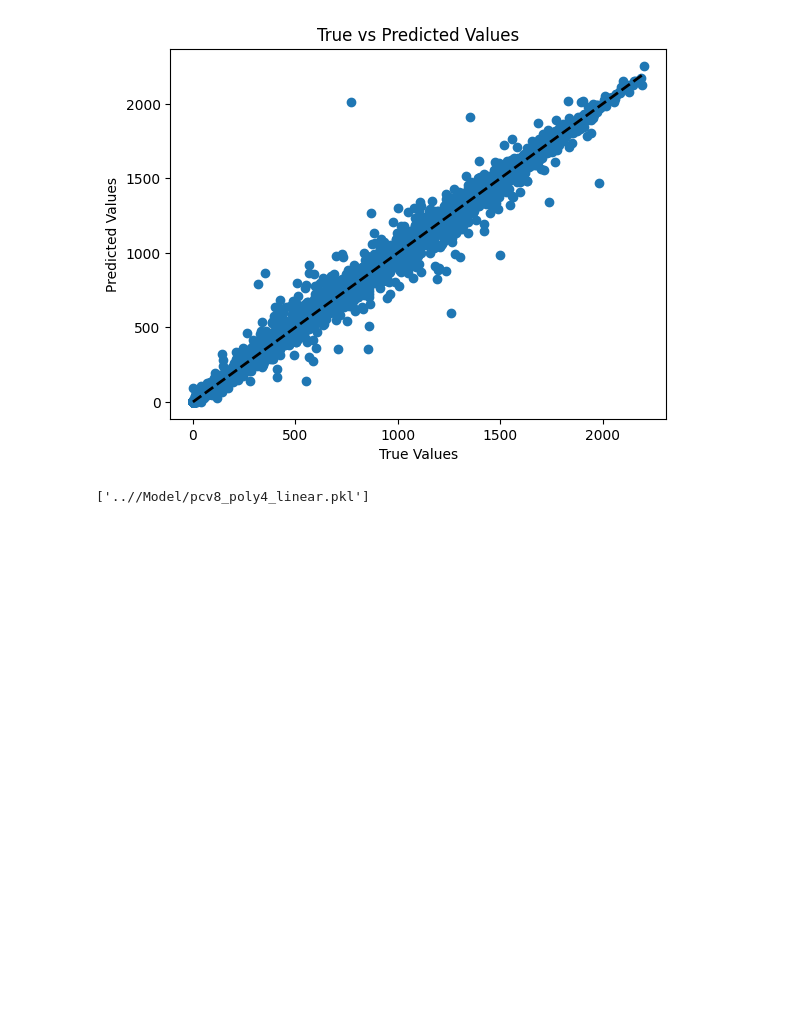
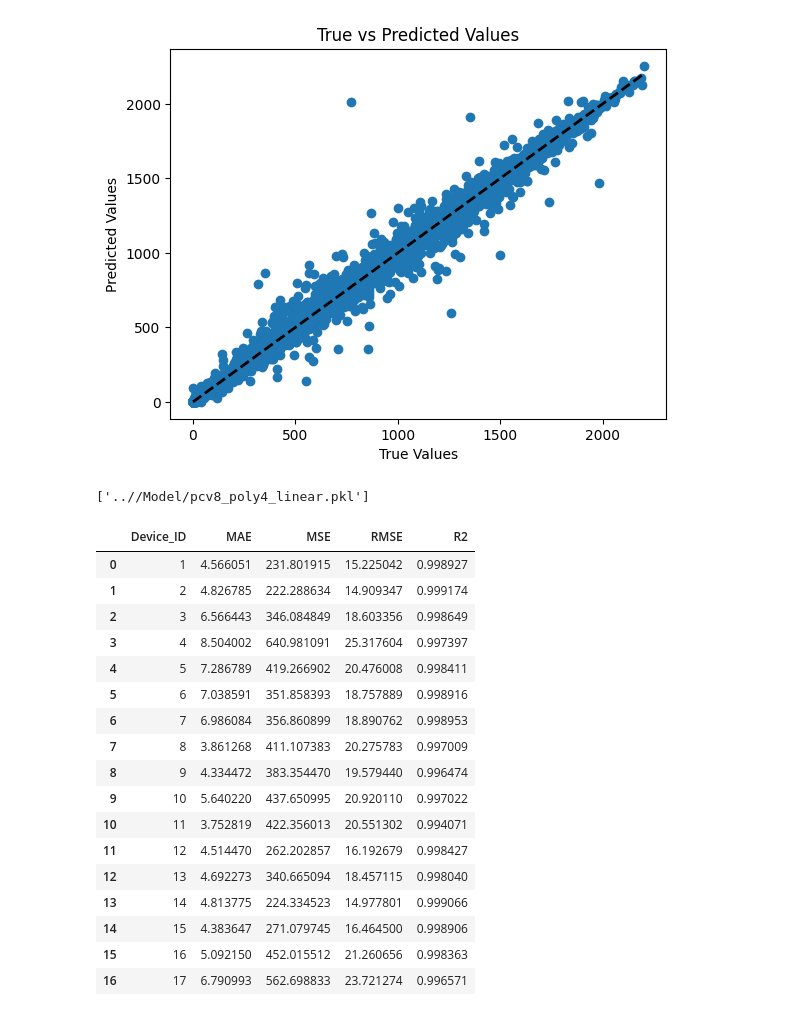
Before and after one commit to yubanghuang/2024_AI_CUP, a Jupyter notebook: Code/PolyReg_Train.ipynb, the cells around one changed output. Cells and saved outputs as stored; diff of their text form; code cells hidden in the pictures; blank space fills up the shorter version.

Commit message:
多項式回歸模型與模型測試 	modified:   Code/PolyReg_Train.ipynb 	modified:   Model/TestModel.ipynb 	deleted:    Model/pcv8_poly4_linear.pkl

```diff
--- a/Code/PolyReg_Train.ipynb
+++ b/Code/PolyReg_Train.ipynb
@@ -249,7 +249,7 @@ joblib.dump(model, '..//Model/pcv8_poly4_linear.pkl')
 # Test Model
 import os
 
-model = joblib.load("..//Model//pcv8_poly4_linear.pkl")
+model = joblib.load("..//Model//pca8_poly4_linear.pkl")
 
 files = os.listdir('..//Data//ProcessedData')
 files.sort(key=lambda x: int(x[1:x.index('_')]))
@@ -270,30 +270,49 @@ for file in files :
     # X_scaled_df = pd.DataFrame(X_scaled, columns=X.columns)
 
     y_pred = model.predict(X)
     y_pred = np.clip(y_pred.round(2), 0, None)
     y_pred_df = pd.DataFrame(y_pred, columns=y.columns)
 
     error.append(abs((y[to_predict_features] - y_pred_df[to_predict_features]).to_numpy()))
 
 
     mse_value = mean_squared_error(y, y_pred_df)
     mse.append(mse_value)
 
     mae_value = mean_absolute_error(y, y_pred_df)
     mae.append(mae_value)
 
     rmse_value = np.sqrt(mse_value)
     rmse.append(rmse_value)
 
     r2_value = r2_score(y, y_pred_df)
     r2.append(r2_value)
 
 metrics_df = pd.DataFrame({
     'Device_ID': [int(re.search(r'\d+', filename).group()) for filename in files],
     'MAE': mae,
     'MSE': mse,
     'RMSE': rmse,
     'R2': r2
 })
 
 metrics_df
+# %% [output]
+|  | Device_ID | MAE | MSE | RMSE | R2 |
+| 0 | 1 | 4.566051 | 231.801915 | 15.225042 | 0.998927 |
+| 1 | 2 | 4.826785 | 222.288634 | 14.909347 | 0.999174 |
+| 2 | 3 | 6.566443 | 346.084849 | 18.603356 | 0.998649 |
+| 3 | 4 | 8.504002 | 640.981091 | 25.317604 | 0.997397 |
+| 4 | 5 | 7.286789 | 419.266902 | 20.476008 | 0.998411 |
+| 5 | 6 | 7.038591 | 351.858393 | 18.757889 | 0.998916 |
+| 6 | 7 | 6.986084 | 356.860899 | 18.890762 | 0.998953 |
+| 7 | 8 | 3.861268 | 411.107383 | 20.275783 | 0.997009 |
+| 8 | 9 | 4.334472 | 383.354470 | 19.579440 | 0.996474 |
+| 9 | 10 | 5.640220 | 437.650995 | 20.920110 | 0.997022 |
+| 10 | 11 | 3.752819 | 422.356013 | 20.551302 | 0.994071 |
+| 11 | 12 | 4.514470 | 262.202857 | 16.192679 | 0.998427 |
+| 12 | 13 | 4.692273 | 340.665094 | 18.457115 | 0.998040 |
+| 13 | 14 | 4.813775 | 224.334523 | 14.977801 | 0.999066 |
+| 14 | 15 | 4.383647 | 271.079745 | 16.464500 | 0.998906 |
+| 15 | 16 | 5.092150 | 452.015512 | 21.260656 | 0.998363 |
+| 16 | 17 | 6.790993 | 562.698833 | 23.721274 | 0.996571 |
```
Also changed, not shown: parts of 1 cell of this notebook, 2 other files.
